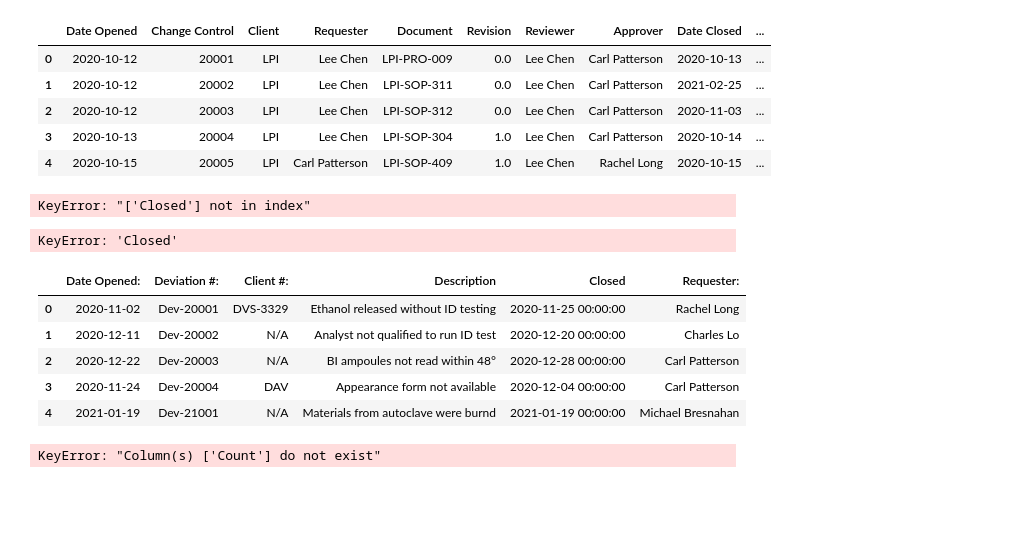
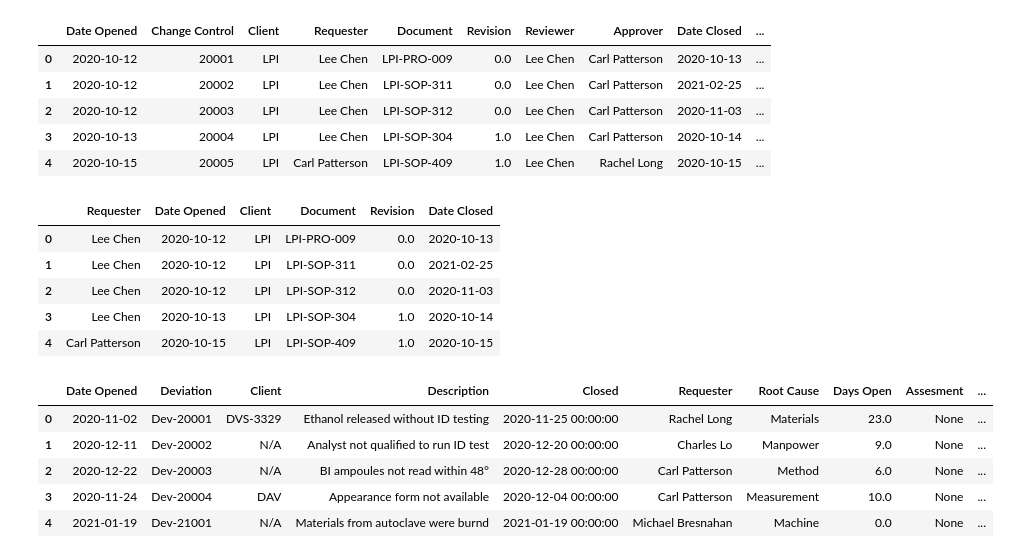
Before and after one commit to cpatterson71/Quality_Dashboard, a Jupyter notebook: Quality_Data_Clean_Up.ipynb, the cells around one changed output. Drawn from its saved outputs; the diff is of its cells as text; code cells hidden in the pictures; blank space fills up the shorter version.

```diff
--- a/Quality_Data_Clean_Up.ipynb
+++ b/Quality_Data_Clean_Up.ipynb
@@ -153,15 +154,18 @@ open_cc.head()
 | 3 | 2020-10-13 | 20004 | LPI | Lee Chen | LPI-SOP-304 | 1.0 | Lee Chen | Carl Patterson | 2020-10-14 | ... |
 | 4 | 2020-10-15 | 20005 | LPI | Carl Patterson | LPI-SOP-409 | 1.0 | Lee Chen | Rachel Long | 2020-10-15 | ... |
 # %%
-open_cc = open_cc.loc[:,['Requester', 'Date Opened', 'Client', 'Document', 'Revision', 'Closed']]
+open_cc = open_cc.loc[:,['Requester', 'Date Opened', 'Client', 'Document', 'Revision', 'Date Closed ']]
 open_cc.head()
 # %% [output]
-KeyError: "['Closed'] not in index"
+|  | Requester | Date Opened | Client | Document | Revision | Date Closed |
+| 0 | Lee Chen | 2020-10-12 | LPI | LPI-PRO-009 | 0.0 | 2020-10-13 |
+| 1 | Lee Chen | 2020-10-12 | LPI | LPI-SOP-311 | 0.0 | 2021-02-25 |
+| 2 | Lee Chen | 2020-10-12 | LPI | LPI-SOP-312 | 0.0 | 2020-11-03 |
+| 3 | Lee Chen | 2020-10-13 | LPI | LPI-SOP-304 | 1.0 | 2020-10-14 |
+| 4 | Carl Patterson | 2020-10-15 | LPI | LPI-SOP-409 | 1.0 | 2020-10-15 |
 # %%
-open_cc = open_cc[open_cc['Closed'] == 'Open']
+open_cc = open_cc[open_cc['Date Closed '] == 'Open']
 open_cc.to_csv('Open_Docs.csv', index=True)
-# %% [output]
-KeyError: 'Closed'
 # %%
 temp3 = pd.read_csv('temp3.csv')
 temp3 = pd.DataFrame(temp3)
@@ -171,19 +175,14 @@ open_oos.to_csv('OOS_Open.csv', index=False)
 # %%
 file4 = 'Quality_System_Document_Use_This.xlsx'
 wb4 = xl.Book(file4)
 sht4 = wb4.sheets[2]
-temp4 = sht4.range('A1:F191')
+temp4 = sht4.range('A1:J191')
 Open_Dev = temp4.options(pd.DataFrame, index=False).value
 Open_Dev.head()
 # %% [output]
-|  | Date Opened: | Deviation #: | Client #: | Description | Closed | Requester: |
-| 0 | 2020-11-02 | Dev-20001 | DVS-3329 | Ethanol released without ID testing | 2020-11-25 00:00:00 | Rachel Long |
-| 1 | 2020-12-11 | Dev-20002 | N/A | Analyst not qualified to run ID test | 2020-12-20 00:00:00 | Charles Lo |
-| 2 | 2020-12-22 | Dev-20003 | N/A | BI ampoules not read within 48° | 2020-12-28 00:00:00 | Carl Patterson |
-| 3 | 2020-11-24 | Dev-20004 | DAV | Appearance form not available | 2020-12-04 00:00:00 | Carl Patterson |
-| 4 | 2021-01-19 | Dev-21001 | N/A | Materials from autoclave were burnd | 2021-01-19 00:00:00 | Michael Bresnahan |
+|  | Date Opened | Deviation | Client | Description | Closed | Requester | Root Cause | Days Open | Assesment | ... |
+| 0 | 2020-11-02 | Dev-20001 | DVS-3329 | Ethanol released without ID testing | 2020-11-25 00:00:00 | Rachel Long | Materials | 23.0 | None | ... |
+| 1 | 2020-12-11 | Dev-20002 | N/A | Analyst not qualified to run ID test | 2020-12-20 00:00:00 | Charles Lo | Manpower | 9.0 | None | ... |
+| 2 | 2020-12-22 | Dev-20003 | N/A | BI ampoules not read within 48° | 2020-12-28 00:00:00 | Carl Patterson | Method | 6.0 | None | ... |
+| 3 | 2020-11-24 | Dev-20004 | DAV | Appearance form not available | 2020-12-04 00:00:00 | Carl Patterson | Measurement | 10.0 | None | ... |
+| 4 | 2021-01-19 | Dev-21001 | N/A | Materials from autoclave were burnd | 2021-01-19 00:00:00 | Michael Bresnahan | Machine | 0.0 | None | ... |
-# %%
-Total_Dev_Year = Open_Dev.groupby('Date Opened:').agg({ "Count": "sum"})
-Total_Dev_Year.head()
-# %% [output]
-KeyError: "Column(s) ['Count'] do not exist"
```
Also changed, not shown: parts of 4 cells of this notebook, 4 other files.
